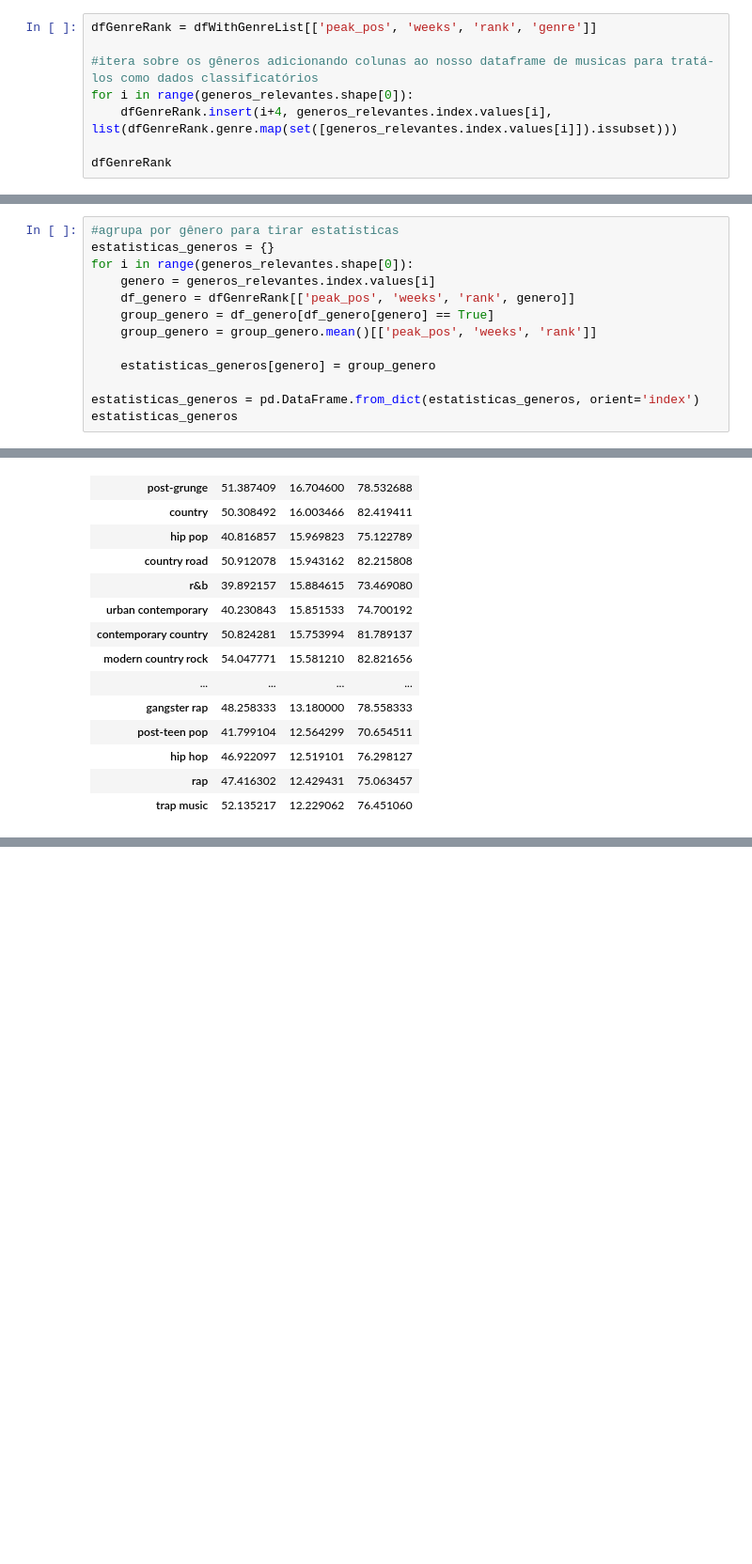
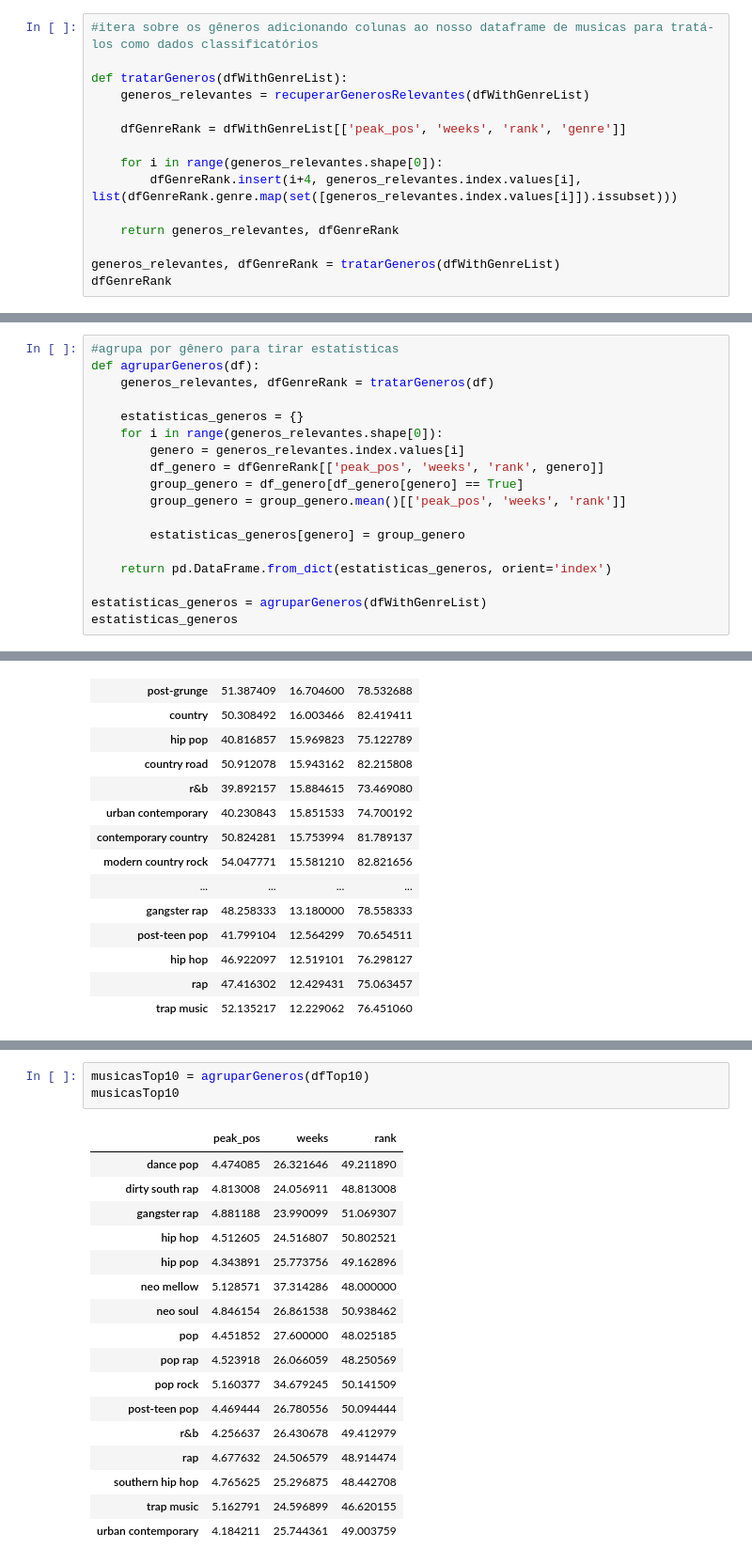
Before and after one commit to mibrahimfm/TP-ICD, a Jupyter notebook: TP-ICD.ipynb, the cells around one changed output, grey strips where cells are left out. Shown at 94% size. Drawn from its saved outputs; the diff is of its cells as text; blank space fills up the shorter version.

Commit message:
Realiza mesma análise de gênero para recorte do top 10 da billboard

```diff
--- a/TP-ICD.ipynb
+++ b/TP-ICD.ipynb
@@ -148,12 +161,19 @@ generos_relevantes
 | neo soul | 427 |
 | post-grunge | 413 |
 # %%
-dfGenreRank = dfWithGenreList[['peak_pos', 'weeks', 'rank', 'genre']]
+#itera sobre os gêneros adicionando colunas ao nosso dataframe de musicas para tratá-los como dados classificatórios
 
-#itera sobre os gêneros adicionando colunas ao nosso dataframe de musicas para tratá-los como dados classificatórios
-for i in range(generos_relevantes.shape[0]):
-    dfGenreRank.insert(i+4, generos_relevantes.index.values[i], list(dfGenreRank.genre.map(set([generos_relevantes.index.values[i]]).issubset)))
+def tratarGeneros(dfWithGenreList):
+    generos_relevantes = recuperarGenerosRelevantes(dfWithGenreList)
 
+    dfGenreRank = dfWithGenreList[['peak_pos', 'weeks', 'rank', 'genre']]
+
+    for i in range(generos_relevantes.shape[0]):
+        dfGenreRank.insert(i+4, generos_relevantes.index.values[i], list(dfGenreRank.genre.map(set([generos_relevantes.index.values[i]]).issubset)))
+
+    return generos_relevantes, dfGenreRank
+
+generos_relevantes, dfGenreRank = tratarGeneros(dfWithGenreList)
 dfGenreRank
 # %% [output]
 |  | peak_pos | weeks | rank | genre | pop | dance pop | pop rap | rap | post-teen pop | hip hop | ... |
@@ -176,16 +196,21 @@ dfGenreRank
 7306 rows × 25 columns
 # %%
 #agrupa por gênero para tirar estatísticas
-estatisticas_generos = {}
-for i in range(generos_relevantes.shape[0]):
-    genero = generos_relevantes.index.values[i]
-    df_genero = dfGenreRank[['peak_pos', 'weeks', 'rank', genero]]
-    group_genero = df_genero[df_genero[genero] == True]
-    group_genero = group_genero.mean()[['peak_pos', 'weeks', 'rank']]
+def agruparGeneros(df):
+    generos_relevantes, dfGenreRank = tratarGeneros(df)
 
-    estatisticas_generos[genero] = group_genero
+    estatisticas_generos = {}
+    for i in range(generos_relevantes.shape[0]):
+        genero = generos_relevantes.index.values[i]
+        df_genero = dfGenreRank[['peak_pos', 'weeks', 'rank', genero]]
+        group_genero = df_genero[df_genero[genero] == True]
+        group_genero = group_genero.mean()[['peak_pos', 'weeks', 'rank']]
 
-estatisticas_generos = pd.DataFrame.from_dict(estatisticas_generos, orient='index')
+        estatisticas_generos[genero] = group_genero
+
+    return pd.DataFrame.from_dict(estatisticas_generos, orient='index')
+
+estatisticas_generos = agruparGeneros(dfWithGenreList)
 estatisticas_generos
 # %% [output]
 |  | peak_pos | weeks | rank |
@@ -271,0 +321,21 @@ Assim, pelos três atributos analisados, podemos perceber algumas característic
+# %%
+musicasTop10 = agruparGeneros(dfTop10)
+musicasTop10
+# %% [output]
+|  | peak_pos | weeks | rank |
+| dance pop | 4.474085 | 26.321646 | 49.211890 |
+| dirty south rap | 4.813008 | 24.056911 | 48.813008 |
+| gangster rap | 4.881188 | 23.990099 | 51.069307 |
+| hip hop | 4.512605 | 24.516807 | 50.802521 |
+| hip pop | 4.343891 | 25.773756 | 49.162896 |
+| neo mellow | 5.128571 | 37.314286 | 48.000000 |
+| neo soul | 4.846154 | 26.861538 | 50.938462 |
+| pop | 4.451852 | 27.600000 | 48.025185 |
+| pop rap | 4.523918 | 26.066059 | 48.250569 |
+| pop rock | 5.160377 | 34.679245 | 50.141509 |
+| post-teen pop | 4.469444 | 26.780556 | 50.094444 |
+| r&b | 4.256637 | 26.430678 | 49.412979 |
+| rap | 4.677632 | 24.506579 | 48.914474 |
+| southern hip hop | 4.765625 | 25.296875 | 48.442708 |
+| trap music | 5.162791 | 24.596899 | 46.620155 |
+| urban contemporary | 4.184211 | 25.744361 | 49.003759 |
```
Also changed, not shown: parts of 10 cells of this notebook.
